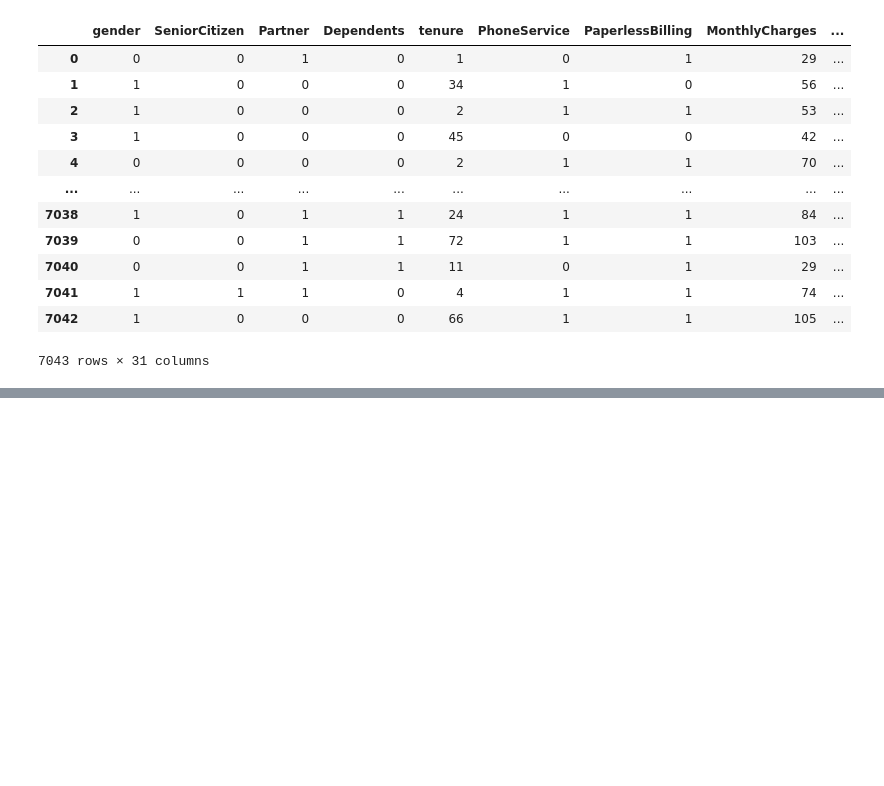
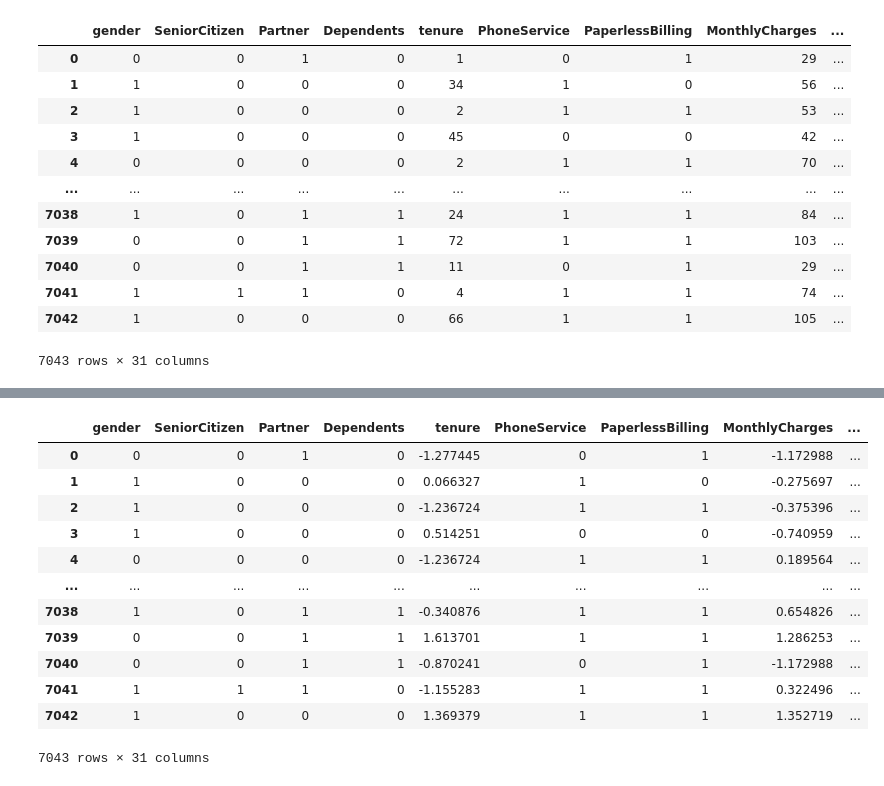
Before and after one commit to MAYANKSHARMA01010/GEN-AI-ML, a Jupyter notebook: 1.Phase1.ipynb, the cells around one changed output, grey strips where cells are left out. Drawn from its saved outputs; the diff is of its cells as text; code cells hidden in the pictures; blank space fills up the shorter version.

Commit message:
MinMaxScaling and StandardScaling  both done

```diff
--- a/1.Phase1.ipynb
+++ b/1.Phase1.ipynb
@@ -327,0 +350,20 @@ df_encoded
+# %%
+df_standard = df_encoded.copy()
+std_scaler = StandardScaler()
+
+df_standard[cols_to_scale] = std_scaler.fit_transform(df_standard[cols_to_scale])
+df_standard
+# %% [output]
+|  | gender | SeniorCitizen | Partner | Dependents | tenure | PhoneService | PaperlessBilling | MonthlyCharges | ... |
+| 0 | 0 | 0 | 1 | 0 | -1.277445 | 0 | 1 | -1.172988 | ... |
+| 1 | 1 | 0 | 0 | 0 | 0.066327 | 1 | 0 | -0.275697 | ... |
+| 2 | 1 | 0 | 0 | 0 | -1.236724 | 1 | 1 | -0.375396 | ... |
+| 3 | 1 | 0 | 0 | 0 | 0.514251 | 0 | 0 | -0.740959 | ... |
+| 4 | 0 | 0 | 0 | 0 | -1.236724 | 1 | 1 | 0.189564 | ... |
+| ... | ... | ... | ... | ... | ... | ... | ... | ... | ... |
+| 7038 | 1 | 0 | 1 | 1 | -0.340876 | 1 | 1 | 0.654826 | ... |
+| 7039 | 0 | 0 | 1 | 1 | 1.613701 | 1 | 1 | 1.286253 | ... |
+| 7040 | 0 | 0 | 1 | 1 | -0.870241 | 0 | 1 | -1.172988 | ... |
+| 7041 | 1 | 1 | 1 | 0 | -1.155283 | 1 | 1 | 0.322496 | ... |
+| 7042 | 1 | 0 | 0 | 0 | 1.369379 | 1 | 1 | 1.352719 | ... |
+7043 rows × 31 columns
```
Also changed, not shown: parts of 3 cells of this notebook.
